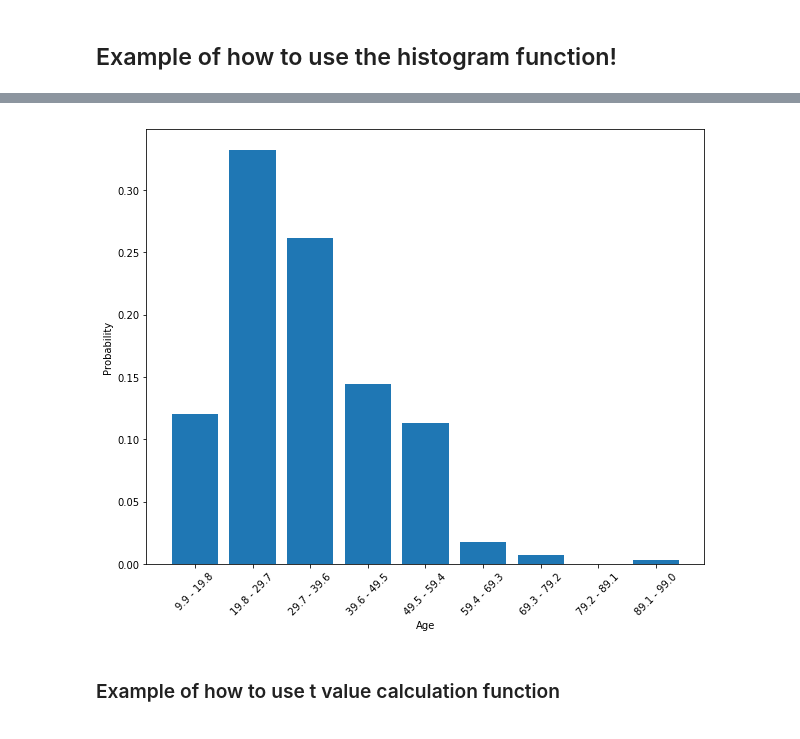
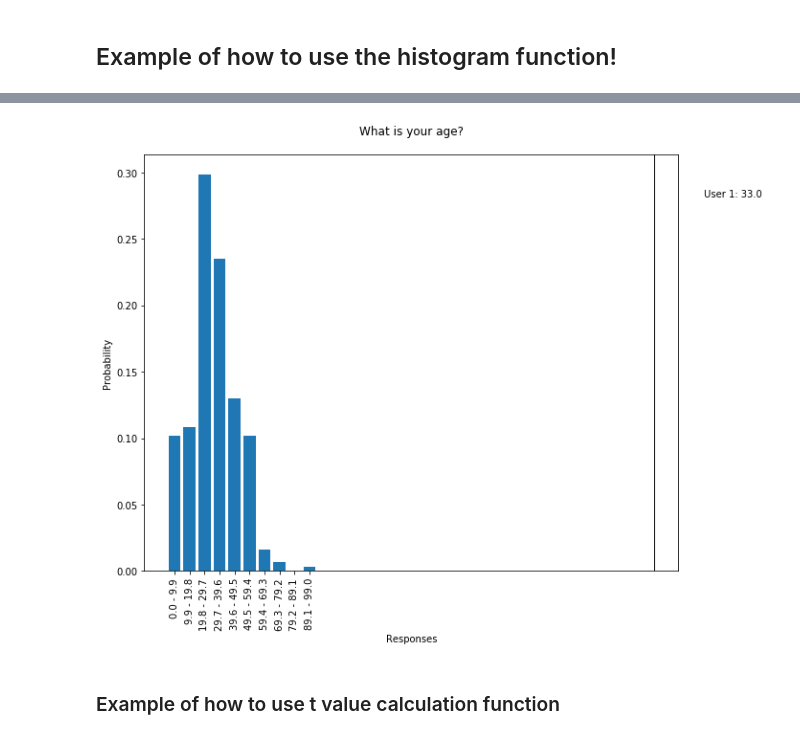
Before and after one commit to hwright-ucsb/ethics_study, a Jupyter notebook: notebooks/Analysis.ipynb, the cells around one changed output, grey strips where cells are left out. Cells and saved outputs as stored; diff of their text form; code cells hidden in the pictures.

Commit message:
finish m v f histograms

```diff
--- a/notebooks/Analysis.ipynb
+++ b/notebooks/Analysis.ipynb
@@ -129,6 +151,11 @@ def generate_x_axis_labels_hist(x_title, text_mapping, include_non_answers):
             s = s + " "
             labels.append(s)
 
+    for i in range(0,len(labels)):
+        labels[i] = wrap_by_word(labels[i], 3)
+        if len(labels[i]) < 1:
+            labels[i] = str(i+1)
+
     return labels
 # %%
 # this version of the histogram is for continuous data only (i.e. age)
@@ -308,3 +447,6 @@ data.replace({np.NaN : 0}, inplace=True)
 # %%
 # store the question text dict
 question_text = raw_text_data.iloc[0, :].to_dict()
+fix_trailing_ones = ['Q04_1','Q07_1', 'Q08_1', 'Q12_1', 'Q14_1', 'Q15_1']
+for t in fix_trailing_ones:
+    question_text[t] = question_text[t][0:len(question_text[t])-3]
@@ -337,8 +478,10 @@ create_histogram(data, 'Q07_1', column_mapping, text_mapping, prob=True, include
 # %%
 # this is the continuous histogram function -- it manually bins continuous data
-create_histogram_continuous(data, 'Age', column_mapping, prob=True, include_non_answers=False, show_mean=False)
+# this function is for categorical histogram data
+create_histogram(data, 'I03', column_mapping, text_mapping, prob=True, include_non_answers=False,
+                show_mean=False, show_resp_row_num=1, cont=True)
 # %% [output]
-[figure, old version]
+[figure, new version]
 # %% [markdown]
 ### Example of how to use t value calculation function
 # %%
```
Also changed, not shown: parts of 56 cells of this notebook, 5 other files.
